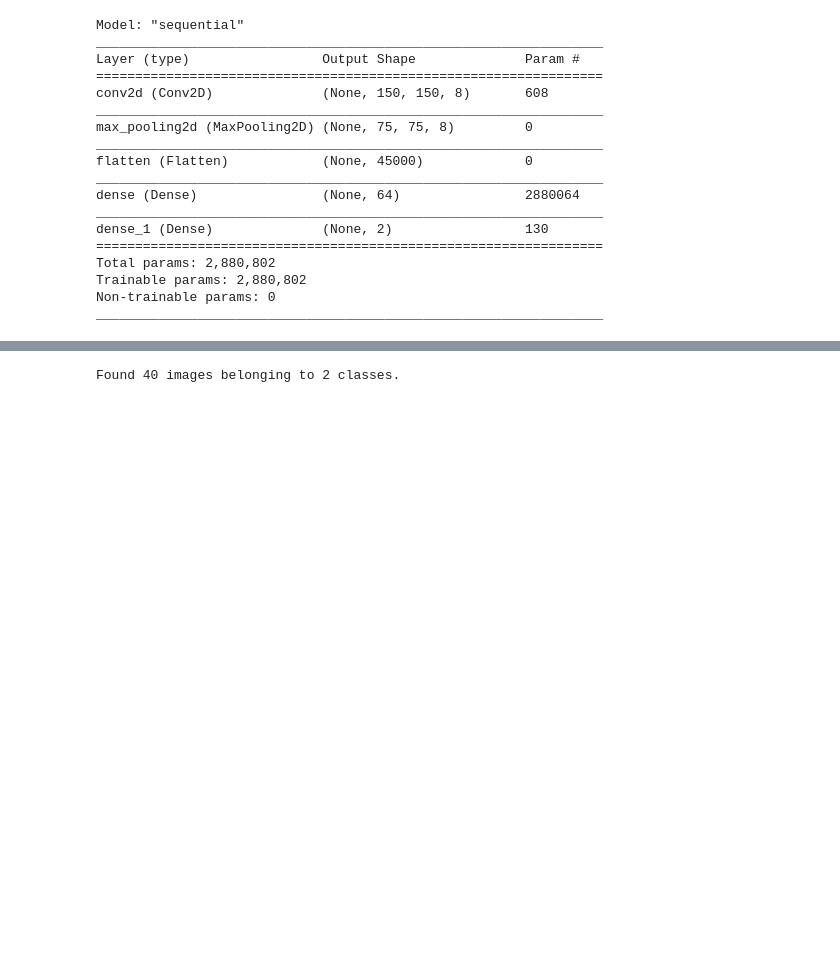
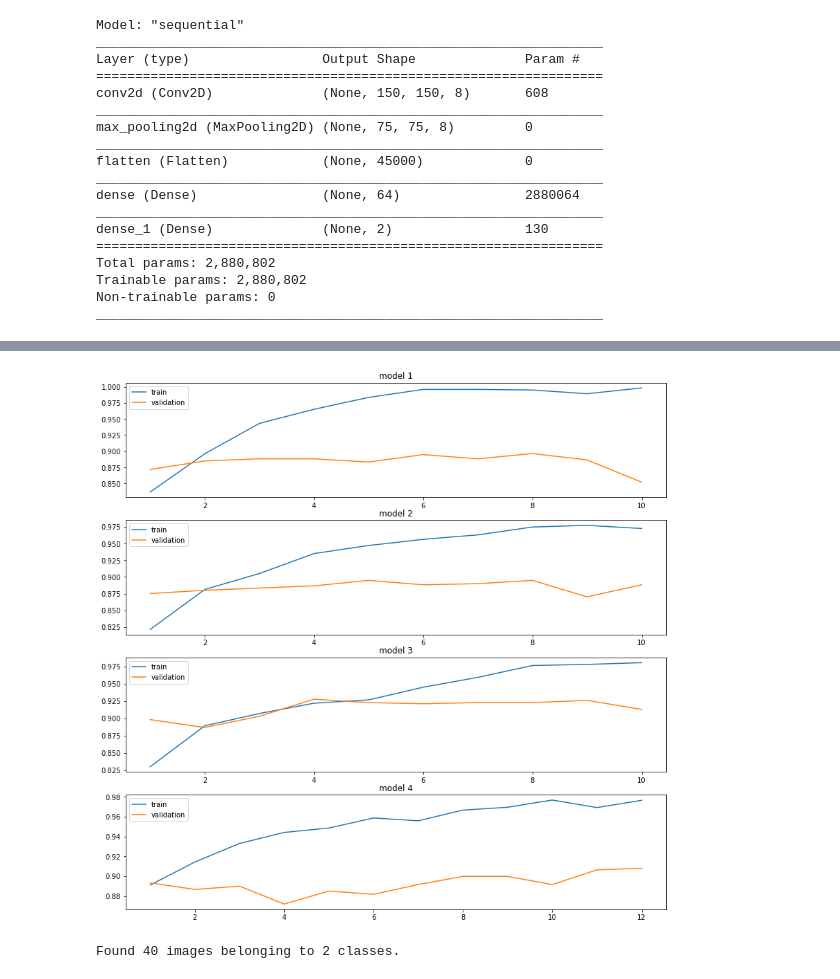
Before and after one commit to eotorresmolina/analytics_python_project, a Jupyter notebook: whats_burning.ipynb, the cells around one changed output, grey strips where cells are left out. Cells and saved outputs as stored; diff of their text form; code cells hidden in the pictures; blank space fills up the shorter version.

```diff
--- a/whats_burning.ipynb
+++ b/whats_burning.ipynb
@@ -719,3 +808,12 @@ plt.show()
+# %%
+historys = [history1, history2, history3, history4]
+
+fig = plt.figure(figsize=(14, 14)) # Creo la figura
+for (history, i) in zip(historys, range(1,len(historys) + 1)):
+  plot_model(history, len(historys), i)
+plt.show() # Muestro los gráficos.
+# %% [output]
+[figure, added]
 # %%
 # Predecir los Datos:
 test_datagen = ImageDataGenerator(rescale=1./255)
```
Also changed, not shown: parts of 27 cells of this notebook.
